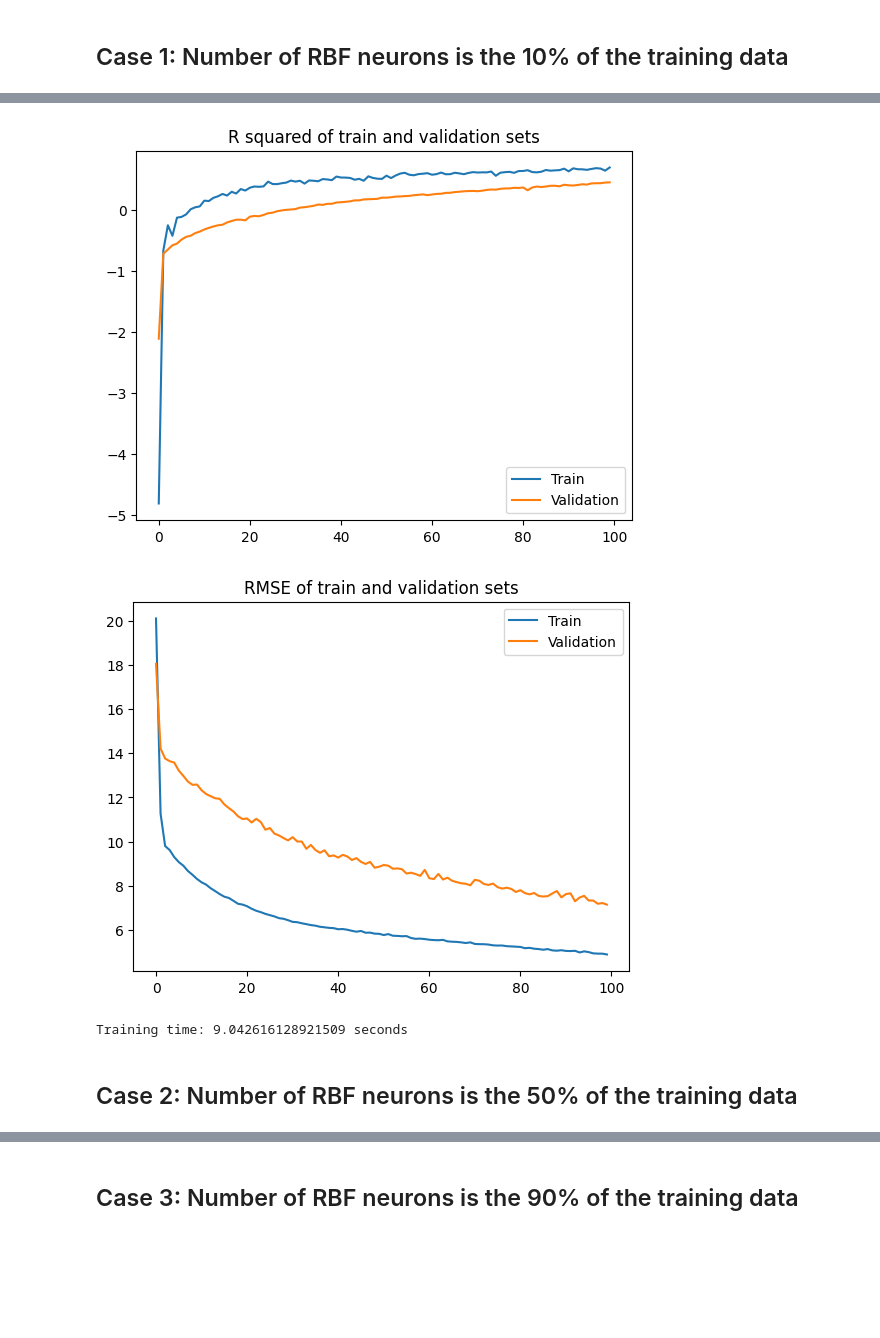
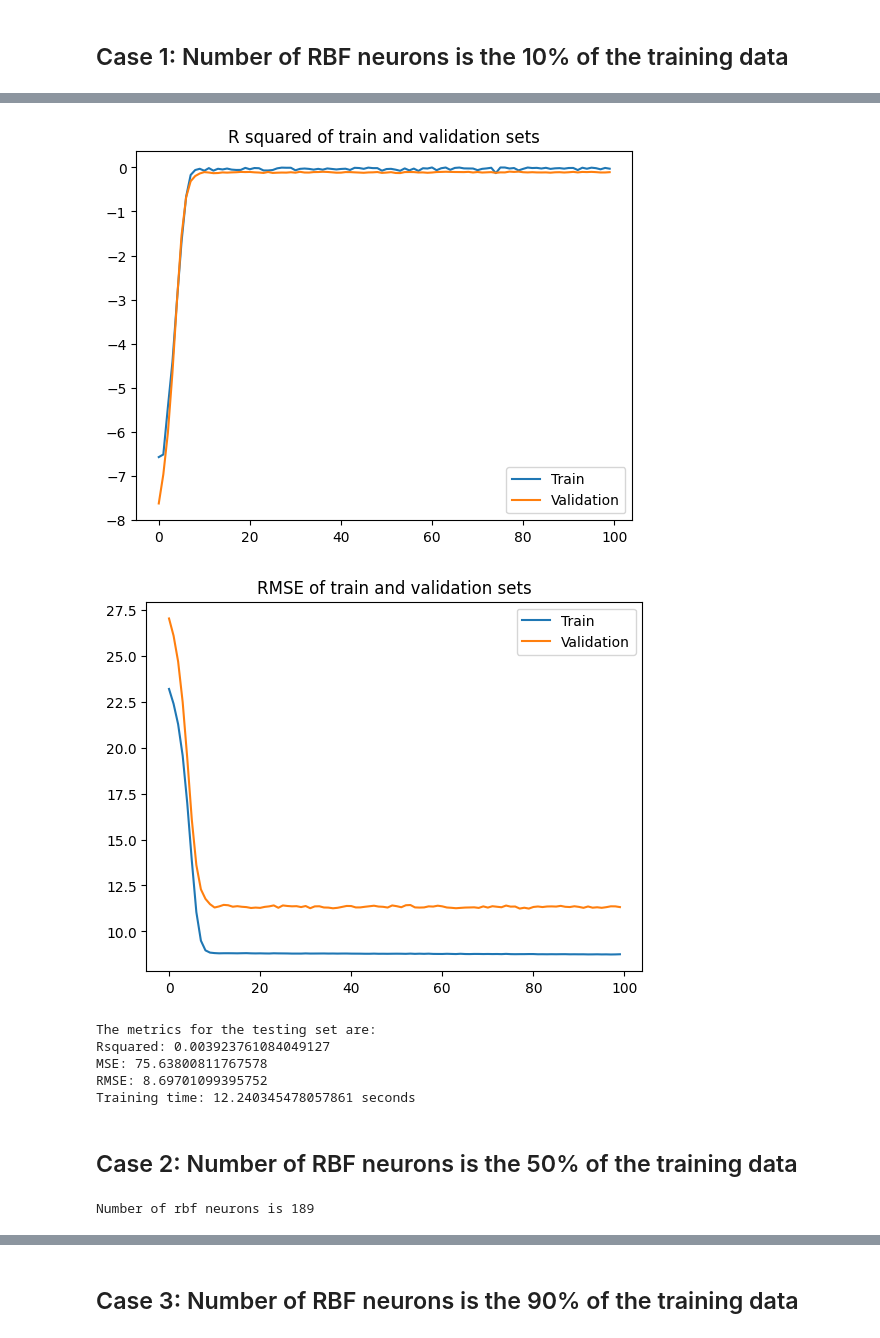
Before and after one commit to condesancho/computational_intelligence_proj, a Jupyter notebook: rbf/rbf_regression.ipynb, the cells around one changed output, grey strips where cells are left out. Drawn from its saved outputs; the diff is of its cells as text; code cells hidden in the pictures; blank space fills up the shorter version.

```diff
--- a/rbf/rbf_regression.ipynb
+++ b/rbf/rbf_regression.ipynb
@@ -75,6 +82,22 @@ def coeff_determination(y_true, y_pred):
     SS_res =  K.sum(K.square( y_true-y_pred ))
     SS_tot = K.sum(K.square( y_true - K.mean(y_true) ) )
     return ( 1 - SS_res/(SS_tot + K.epsilon()) )
+# %%
+def prediction_metrics(xtest, ytest, model, centers):
+    xtest_transformed = rbf_layer(xtest, centers)
+
+    ypred = model.predict(xtest_transformed)
+
+    r2 = r2_score(ytest, ypred)
+    mse = mean_squared_error(ytest, ypred)
+    rmse = np.sqrt(mse)
+
+    print('The metrics for the testing set are:')
+    print(f'Rsquared: {r2}')
+    print(f'MSE: {mse}')
+    print(f'RMSE: {rmse}')
+
+    return
 # %% [markdown]
 ## Data Preprocessing
 # %%
@@ -86,7 +109,7 @@ x_train, x_test = np.array(x_train, np.float32), np.array(x_test, np.float32)
 y_train, y_test = np.array(y_train, np.float32), np.array(y_test, np.float32)
 
 # Scale the training and testing data
-scaler = MinMaxScaler()
+scaler = StandardScaler()
 scaler.fit(x_train)
 x_train = scaler.transform(x_train)
 x_test = scaler.transform(x_test)
@@ -95,9 +118,9 @@ x_test = scaler.transform(x_test)
 # %%
 # Number of RBF neurons is the 10% of the training data
 rbf_neurons = int(0.1*np.shape(y_train)[0])
+print(f'Number of rbf neurons is {rbf_neurons}')
 
-kmeans_1 = KMeans(n_clusters=rbf_neurons, n_init=10).fit(x_train)
-centers = kmeans_1.cluster_centers_
+centers = find_centers(rbf_neurons, x_train)
 
 # Pass the train set from the rbf layer
 x_train_transformed = rbf_layer(x_train, centers)
@@ -104,7 +129,7 @@ x_train_transformed = rbf_layer(x_train, centers)
 # %%
 model_1 = keras.Sequential([
     keras.layers.Dense(128, input_shape=(rbf_neurons,), activation='relu'),
-    keras.layers.Dense(1)
+    keras.layers.Dense(1, activation='linear')
 ])
 
 model_1.summary()
@@ -136,6 +161,8 @@ end = time.time()
 
 loss_acc_plot(history)
 
+prediction_metrics(x_test, y_test, model_1, centers)
+
 print('Training time:', end-st, 'seconds')
 # %% [output]
 Epoch 1/100
@@ -159,17 +186,23 @@ Epoch 100/100
-[figure, old version]
+[figure, new version]
-[figure, old version]
+[figure, new version]
-Training time: 9.042616128921509 seconds
+The metrics for the testing set are:
+Rsquared: 0.003923761084049127
+MSE: 75.63800811767578
+RMSE: 8.69701099395752
+Training time: 12.240345478057861 seconds
 # %% [markdown]
 ## Case 2: Number of RBF neurons is the 50% of the training data
 # %%
-# Number of RBF neurons is the 10% of the training data
+# Number of RBF neurons is the 50% of the training data
 rbf_neurons = int(0.5*np.shape(y_train)[0])
+print(f'Number of rbf neurons is {rbf_neurons}')
 
-kmeans_2 = KMeans(n_clusters=rbf_neurons, n_init=10).fit(x_train)
-centers = kmeans_2.cluster_centers_
+centers = find_centers(rbf_neurons, x_train)
 
 # Pass the train set from the rbf layer
 x_train_transformed = rbf_layer(x_train, centers)
+# %% [output]
+Number of rbf neurons is 189
 # %%
 model_2 = keras.Sequential([
     keras.layers.Dense(128, input_shape=(rbf_neurons,), activation='relu'),
```
Also changed, not shown: parts of 11 cells of this notebook, 3 other files.
